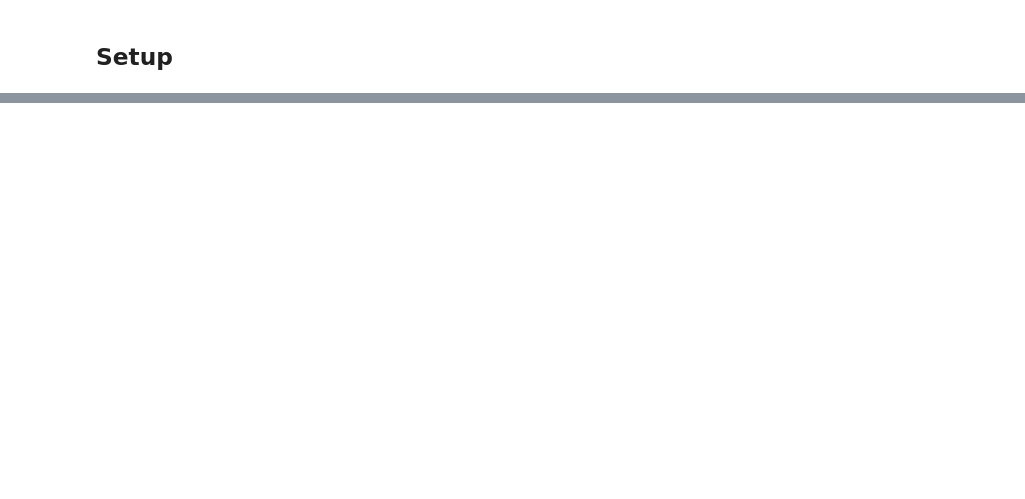
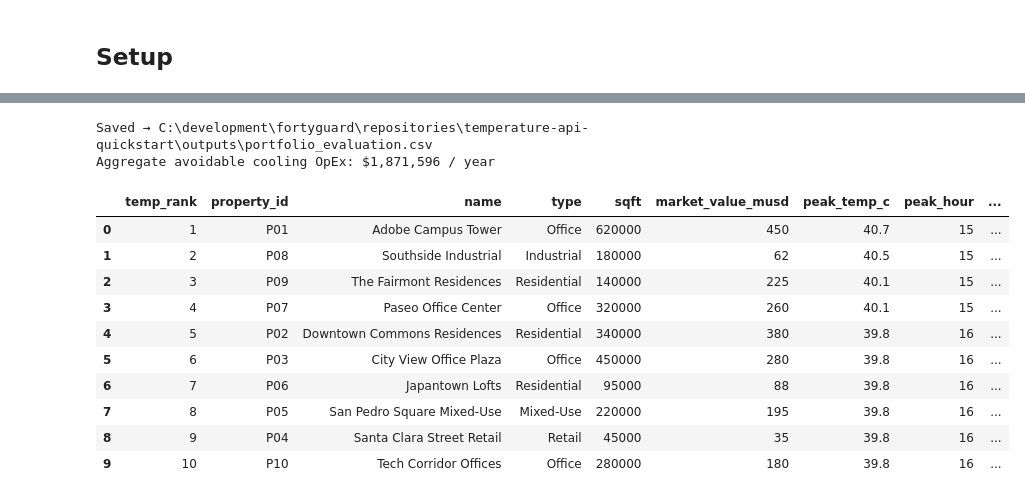
Before and after one commit to Aarsh0315/fortyguard-hackathon-26, a Jupyter notebook: notebooks/use_cases/real_estate_portfolio_heat_risk.ipynb, the cells around one changed output, grey strips where cells are left out. Saved outputs shown, nothing was run; the diff lists cells and outputs as text; code cells hidden in the pictures; blank space fills up the shorter version.

```diff
--- a/notebooks/use_cases/real_estate_portfolio_heat_risk.ipynb
+++ b/notebooks/use_cases/real_estate_portfolio_heat_risk.ipynb
@@ -258,0 +676,53 @@ Every number traces back to a measurement, not an assumption. That is what makes
+# %%
+def _opex_uplift(peak_temp_c, sqft):
+    if pd.isna(peak_temp_c): return None
+    delta = max(0.0, peak_temp_c - BASELINE_C)
+    return round(delta * sqft * COOLING_KWH_PER_SF * KWH_PRICE_USD, 0)
+
+def _tier(score):
+    if pd.isna(score): return 'unranked'
+    if score >= 0.67:  return 'C'
+    if score >= 0.33:  return 'B'
+    return 'A'
+
+def _comfort_flag(hi):
+    if pd.isna(hi): return None
+    return bool(hi > SLA_HI_C)
+
+portfolio = portfolio.merge(
+    top_n[['property_id','impervious_pct','vegetation_pct',
+           'peak_heat_index_c','peak_apparent_temp_c','hours_above_sla',
+           'peak_solar_irradiance','heat_risk_score','opportunity_score']],
+    on='property_id', how='left',
+)
+portfolio['cooling_opex_uplift_usd'] = portfolio.apply(
+    lambda r: _opex_uplift(r.peak_temp_c, r.sqft), axis=1)
+portfolio['insurance_tier']   = portfolio['heat_risk_score'].apply(_tier)
+portfolio['comfort_sla_risk'] = portfolio['peak_heat_index_c'].apply(_comfort_flag)
+
+out_cols = [
+    'temp_rank','property_id','name','type','sqft','market_value_musd',
+    'peak_temp_c','peak_hour','diurnal_swing_c','aoi_percentile',
+    'impervious_pct','vegetation_pct','peak_heat_index_c','hours_above_sla',
+    'heat_risk_score','opportunity_score',
+    'cooling_opex_uplift_usd','insurance_tier','comfort_sla_risk',
+]
+portfolio[out_cols].to_csv(OUTPUT_CSV, index=False)
+print(f"Saved → {OUTPUT_CSV}")
+print(f"Aggregate avoidable cooling OpEx: $"
+      f"{portfolio['cooling_opex_uplift_usd'].sum():,.0f} / year")
+portfolio[out_cols]
+# %% [output]
+Saved → C:\development\fortyguard\repositories\temperature-api-quickstart\outputs\portfolio_evaluation.csv
+Aggregate avoidable cooling OpEx: $1,871,596 / year
+|  | temp_rank | property_id | name | type | sqft | market_value_musd | peak_temp_c | peak_hour | ... |
+| 0 | 1 | P01 | Adobe Campus Tower | Office | 620000 | 450 | 40.7 | 15 | ... |
+| 1 | 2 | P08 | Southside Industrial | Industrial | 180000 | 62 | 40.5 | 15 | ... |
+| 2 | 3 | P09 | The Fairmont Residences | Residential | 140000 | 225 | 40.1 | 15 | ... |
+| 3 | 4 | P07 | Paseo Office Center | Office | 320000 | 260 | 40.1 | 15 | ... |
+| 4 | 5 | P02 | Downtown Commons Residences | Residential | 340000 | 380 | 39.8 | 16 | ... |
+| 5 | 6 | P03 | City View Office Plaza | Office | 450000 | 280 | 39.8 | 16 | ... |
+| 6 | 7 | P06 | Japantown Lofts | Residential | 95000 | 88 | 39.8 | 16 | ... |
+| 7 | 8 | P05 | San Pedro Square Mixed-Use | Mixed-Use | 220000 | 195 | 39.8 | 16 | ... |
+| 8 | 9 | P04 | Santa Clara Street Retail | Retail | 45000 | 35 | 39.8 | 16 | ... |
+| 9 | 10 | P10 | Tech Corridor Offices | Office | 280000 | 180 | 39.8 | 16 | ... |
```
Also changed, not shown: parts of 41 cells of this notebook, 5 other files.
